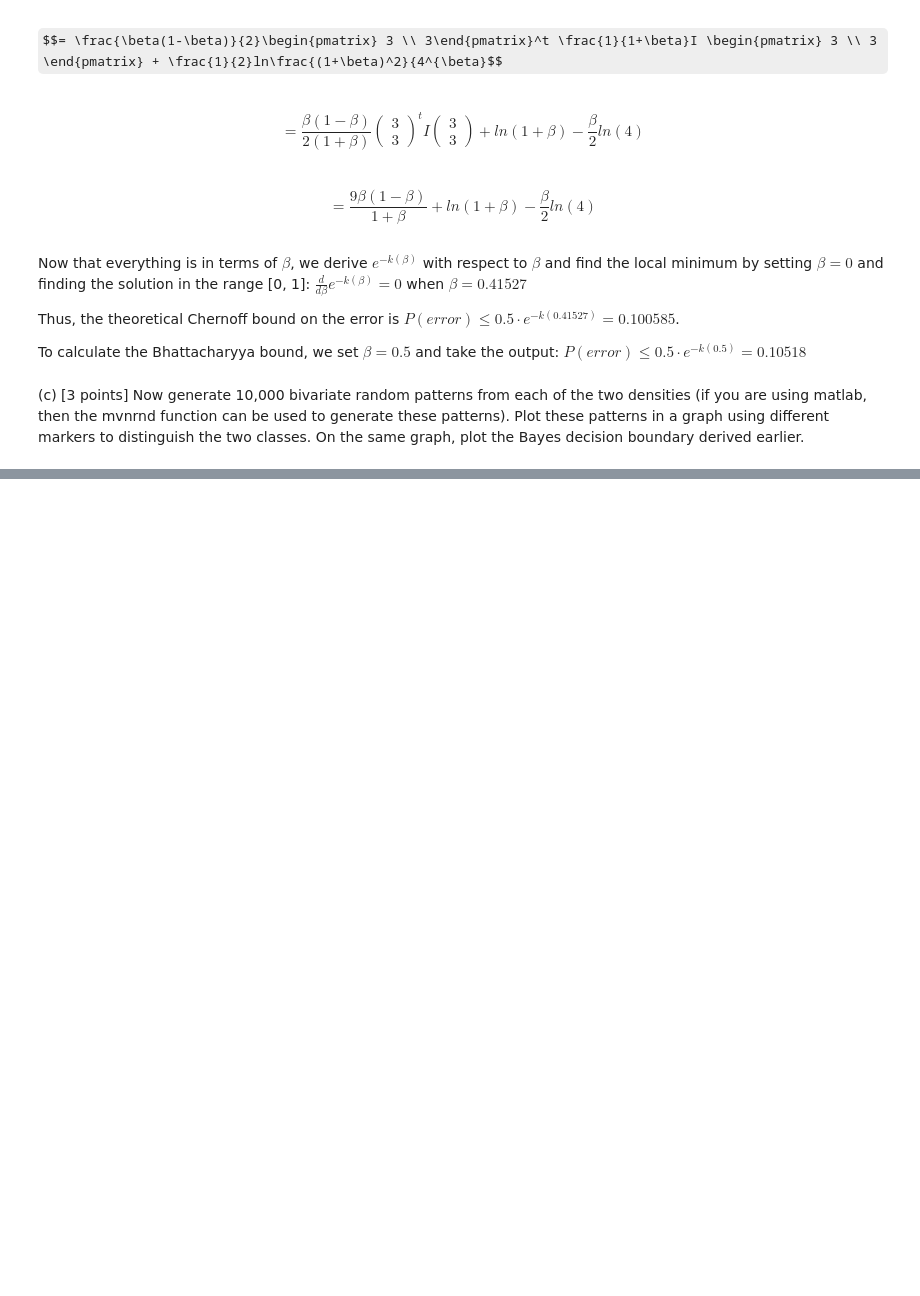
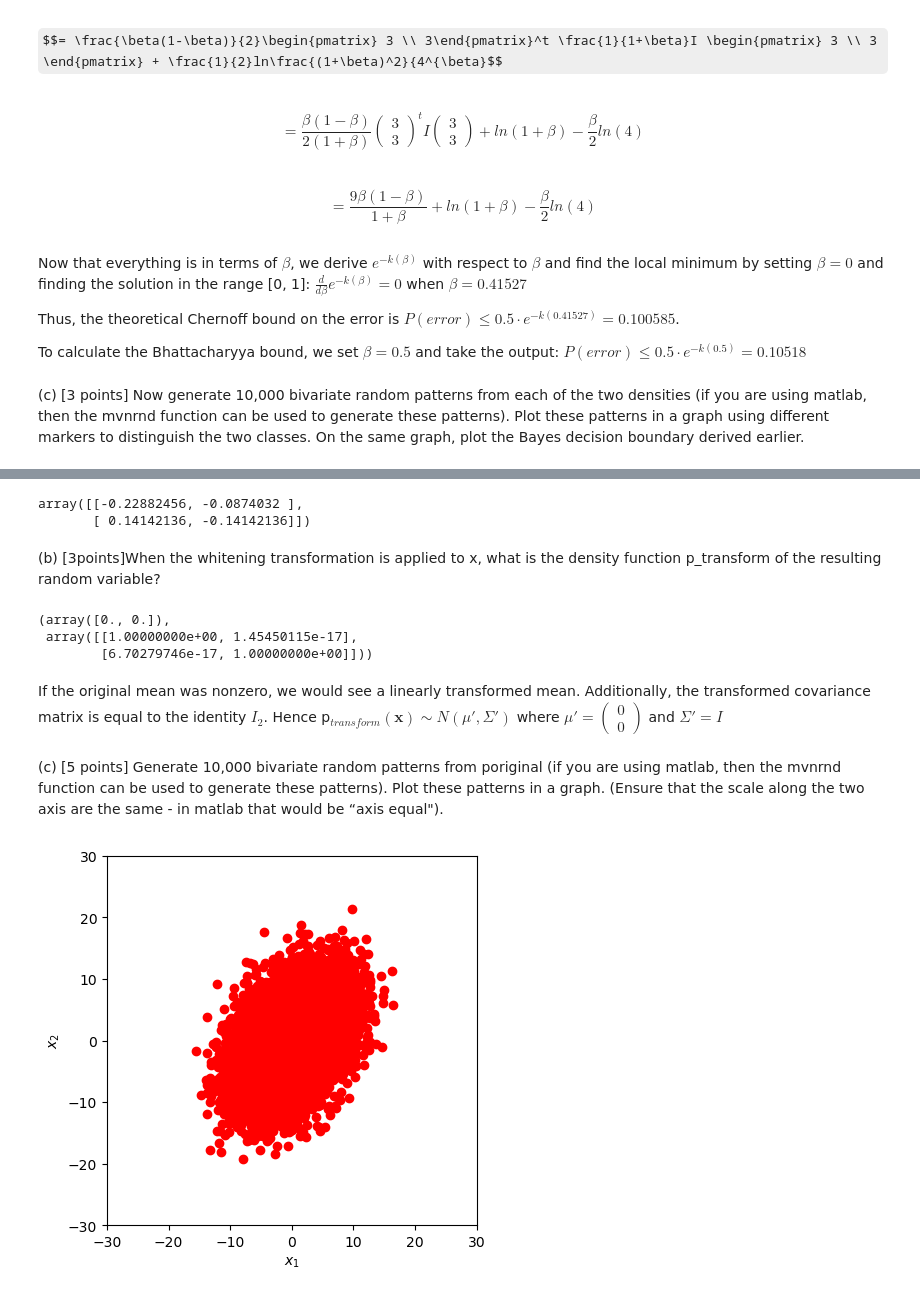
Before and after one commit to rikipls/CSE-802-Homework, a Jupyter notebook: hw3/hw3.ipynb, the cells around one changed output, grey strips where cells are left out. Drawn from its saved outputs; the diff is of its cells as text; code cells hidden in the pictures; some formulas as TeX source; blank space fills up the shorter version.

```diff
--- a/hw3/hw3.ipynb
+++ b/hw3/hw3.ipynb
@@ -96,0 +137,40 @@ plt.show()
+# %%
+mean = np.array([0, 0])
+cov_mat = np.array([[20, 10], [10, 30]])
+
+eigen_vals, eigen_vecs = np.linalg.eig(cov_mat)
+Phi = eigen_vecs
+neg_sqrt_vals = [1/(val ** 0.5) for val in eigen_vals]
+Lambda_1_2 = np.diag(neg_sqrt_vals)
+(A_w := Phi @ Lambda_1_2)
+# %% [output]
+array([[-0.22882456, -0.0874032 ],
+       [ 0.14142136, -0.14142136]])
+# %% [markdown]
+(b) [3points]When the whitening transformation is applied to x, what is the density function p_transform
+of the resulting random variable?
+# %%
+whitened_mean = A_w @ mean
+whitened_cov_mat = A_w.T @ cov_mat @ A_w
+
+whitened_mean, whitened_cov_mat
+# %% [output]
+(array([0., 0.]),
+ array([[1.00000000e+00, 1.45450115e-17],
+        [6.70279746e-17, 1.00000000e+00]]))
+# %% [markdown]
+If the original mean was nonzero, we would see a linearly transformed mean. Additionally, the transformed covariance matrix is equal to the identity $I_2$. Hence p$_{transform}(\textbf{x}) \sim N(\mu', \Sigma')$ where $\mu' = \begin{pmatrix}0\\0\end{pmatrix}$ and $\Sigma' = I$
+# %% [markdown]
+(c) [5 points] Generate 10,000 bivariate random patterns from poriginal (if you are using matlab, then the mvnrnd function can be used to generate these patterns). Plot these patterns in a graph. (Ensure that the scale along the two axis are the same - in matlab that would be “axis equal").
+# %%
+random_patterns = np.random.multivariate_normal(mean=mean, cov=cov_mat, size=10_000)
+
+plt.plot(random_patterns[:,0], random_patterns[:,1], 'ro')
+plt.xlim(-30, 30)
+plt.ylim(-30, 30)
+plt.gca().set_aspect('equal', adjustable='box')
+plt.xlabel(r'$x_1$')
+plt.ylabel(r'$x_2$')
+plt.show()
+# %% [output]
+[figure, added]
```
Also changed, not shown: parts of 22 cells of this notebook.
